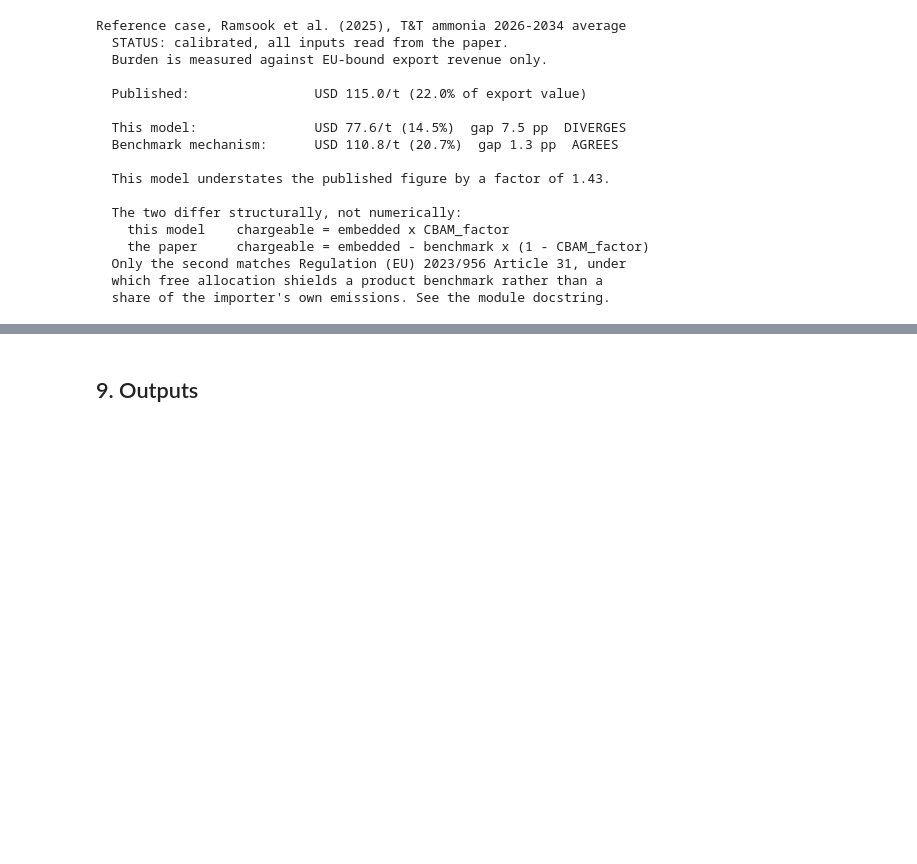
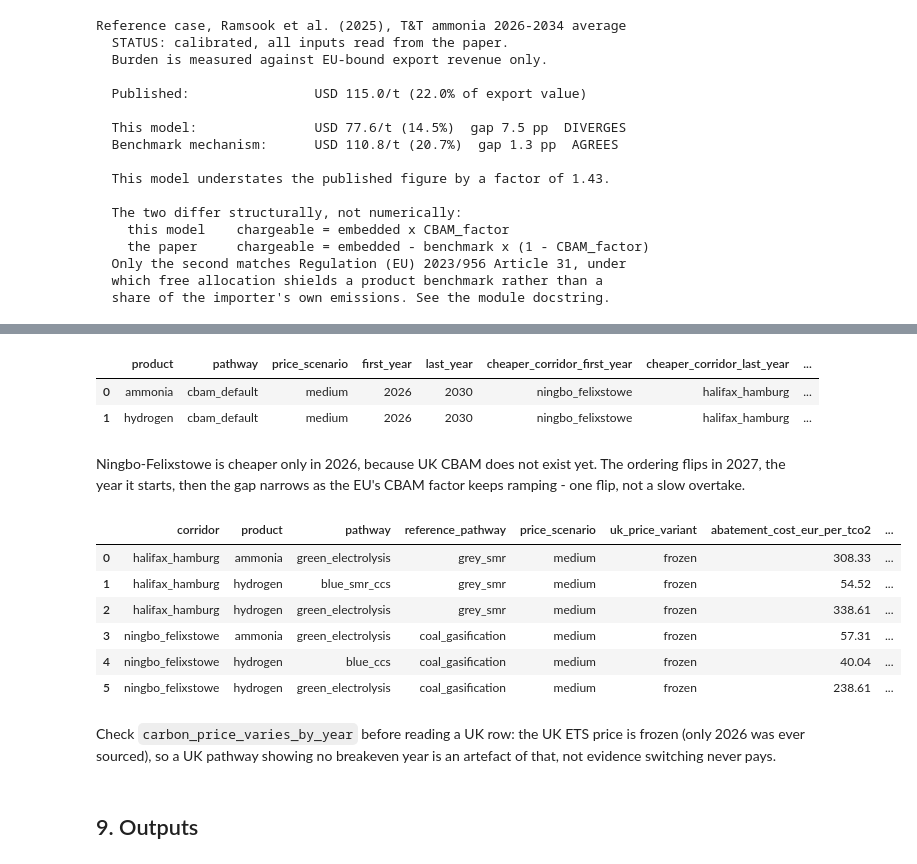
Before and after one commit to Samir-Abuisneneh/cbam-dashboard, a Jupyter notebook: run_model.ipynb, the cells around one changed output, grey strips where cells are left out. Saved outputs shown, nothing was run; the diff lists cells and outputs as text; code cells hidden in the pictures; blank space fills up the shorter version.

```diff
--- a/run_model.ipynb
+++ b/run_model.ipynb
@@ -414,3 +441,25 @@ Reference case, Ramsook et al. (2025), T&T ammonia 2026-2034 average
+# %%
+outputs.corridor_crossover_year(compliance)
+# %% [output]
+|  | product | pathway | price_scenario | first_year | last_year | cheaper_corridor_first_year | cheaper_corridor_last_year | ... |
+| 0 | ammonia | cbam_default | medium | 2026 | 2030 | ningbo_felixstowe | halifax_hamburg | ... |
+| 1 | hydrogen | cbam_default | medium | 2026 | 2030 | ningbo_felixstowe | halifax_hamburg | ... |
+# %% [markdown]
+Ningbo-Felixstowe is cheaper only in 2026, because UK CBAM does not exist yet. The ordering flips in 2027,
+the year it starts, then the gap narrows as the EU's CBAM factor keeps ramping - one flip, not a slow overtake.
+# %%
+outputs.abatement_breakeven_year(emissions, commercial)
+# %% [output]
+|  | corridor | product | pathway | reference_pathway | price_scenario | uk_price_variant | abatement_cost_eur_per_tco2 | ... |
+| 0 | halifax_hamburg | ammonia | green_electrolysis | grey_smr | medium | frozen | 308.33 | ... |
+| 1 | halifax_hamburg | hydrogen | blue_smr_ccs | grey_smr | medium | frozen | 54.52 | ... |
+| 2 | halifax_hamburg | hydrogen | green_electrolysis | grey_smr | medium | frozen | 338.61 | ... |
+| 3 | ningbo_felixstowe | ammonia | green_electrolysis | coal_gasification | medium | frozen | 57.31 | ... |
+| 4 | ningbo_felixstowe | hydrogen | blue_ccs | coal_gasification | medium | frozen | 40.04 | ... |
+| 5 | ningbo_felixstowe | hydrogen | green_electrolysis | coal_gasification | medium | frozen | 238.61 | ... |
+# %% [markdown]
+Check `carbon_price_varies_by_year` before reading a UK row: the UK ETS price is frozen (only 2026 was ever
+sourced), so a UK pathway showing no breakeven year is an artefact of that, not evidence switching never pays.
 # %% [markdown]
 ## 9. Outputs
 # %%
```
Also changed, not shown: parts of 13 cells of this notebook, 19 other files.
